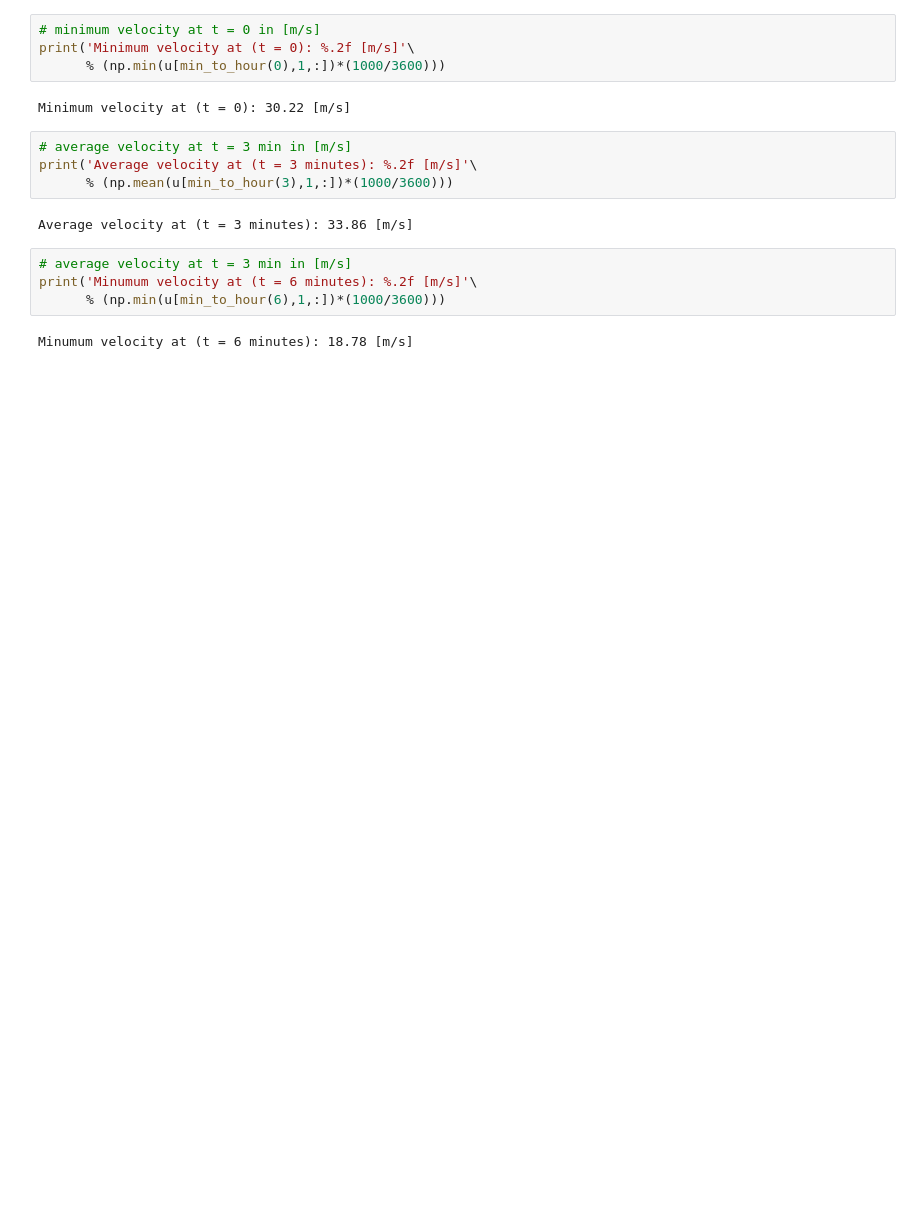
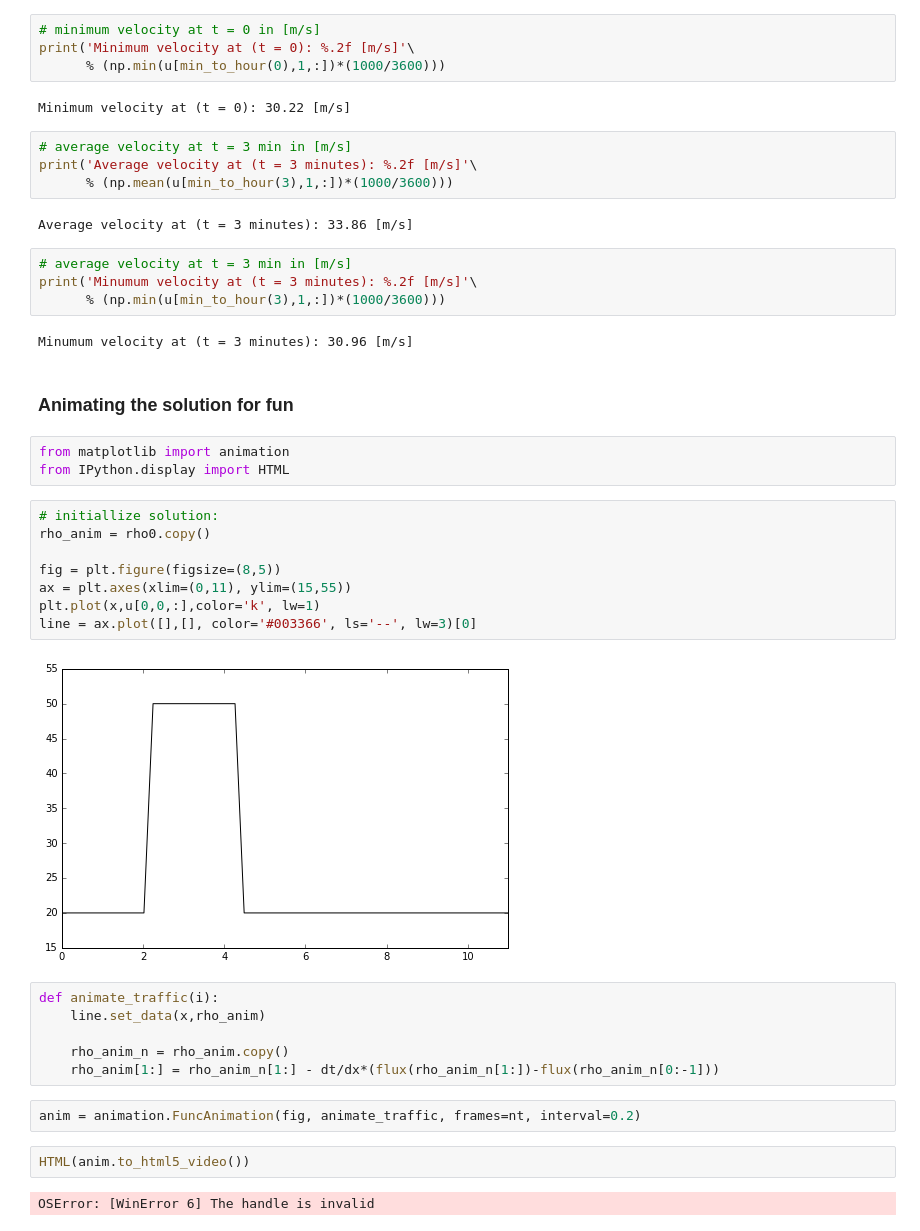
Before and after one commit to morrill/-mae6286, a Jupyter notebook: module_2/traffic_flow.ipynb, the cells around one changed output. Drawn from its saved outputs; the diff is of its cells as text; blank space fills up the shorter version.

Commit message:
trying to animate solution, not working

```diff
--- a/module_2/traffic_flow.ipynb
+++ b/module_2/traffic_flow.ipynb
@@ -81,7 +81,34 @@ print('Average velocity at (t = 3 minutes): %.2f [m/s]'\
 Average velocity at (t = 3 minutes): 33.86 [m/s]
 # %%
 # average velocity at t = 3 min in [m/s]
-print('Minumum velocity at (t = 6 minutes): %.2f [m/s]'\
-      % (np.min(u[min_to_hour(6),1,:])*(1000/3600)))
+print('Minumum velocity at (t = 3 minutes): %.2f [m/s]'\
+      % (np.min(u[min_to_hour(3),1,:])*(1000/3600)))
 # %% [output]
-Minumum velocity at (t = 6 minutes): 18.78 [m/s]
+Minumum velocity at (t = 3 minutes): 30.96 [m/s]
+# %% [markdown]
+### Animating the solution for fun
+# %%
+from matplotlib import animation
+from IPython.display import HTML
+# %%
+# initiallize solution:
+rho_anim = rho0.copy()
+
+fig = plt.figure(figsize=(8,5))
+ax = plt.axes(xlim=(0,11), ylim=(15,55))
+plt.plot(x,u[0,0,:],color='k', lw=1)
+line = ax.plot([],[], color='#003366', ls='--', lw=3)[0]
+# %% [output]
+[figure, added]
+# %%
+def animate_traffic(i):
+    line.set_data(x,rho_anim)
+
+    rho_anim_n = rho_anim.copy()
+    rho_anim[1:] = rho_anim_n[1:] - dt/dx*(flux(rho_anim_n[1:])-flux(rho_anim_n[0:-1]))
+# %%
+anim = animation.FuncAnimation(fig, animate_traffic, frames=nt, interval=0.2)
+# %%
+HTML(anim.to_html5_video())
+# %% [output]
+OSError: [WinError 6] The handle is invalid
```
Also changed, not shown: parts of 3 cells of this notebook.
